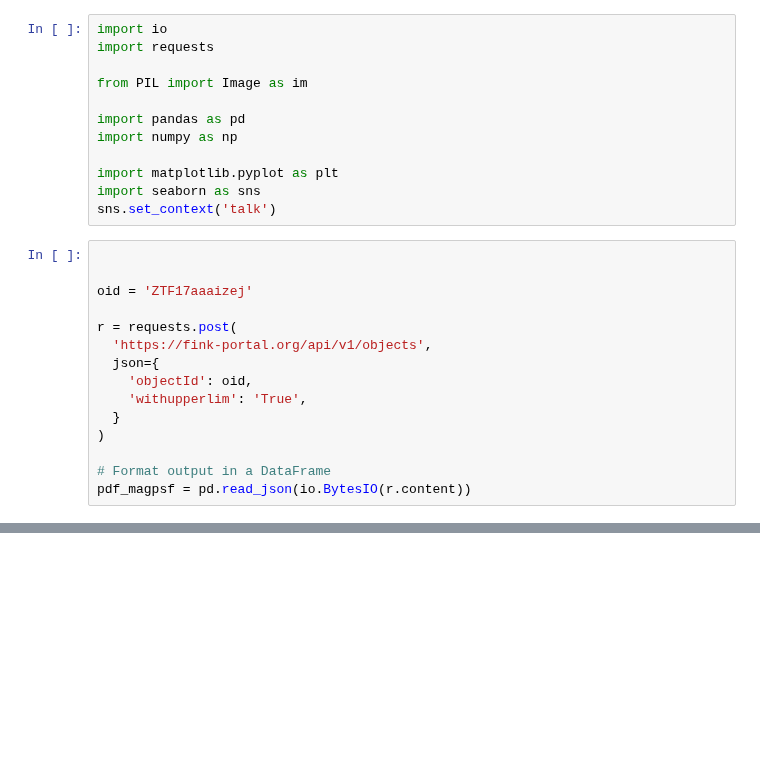
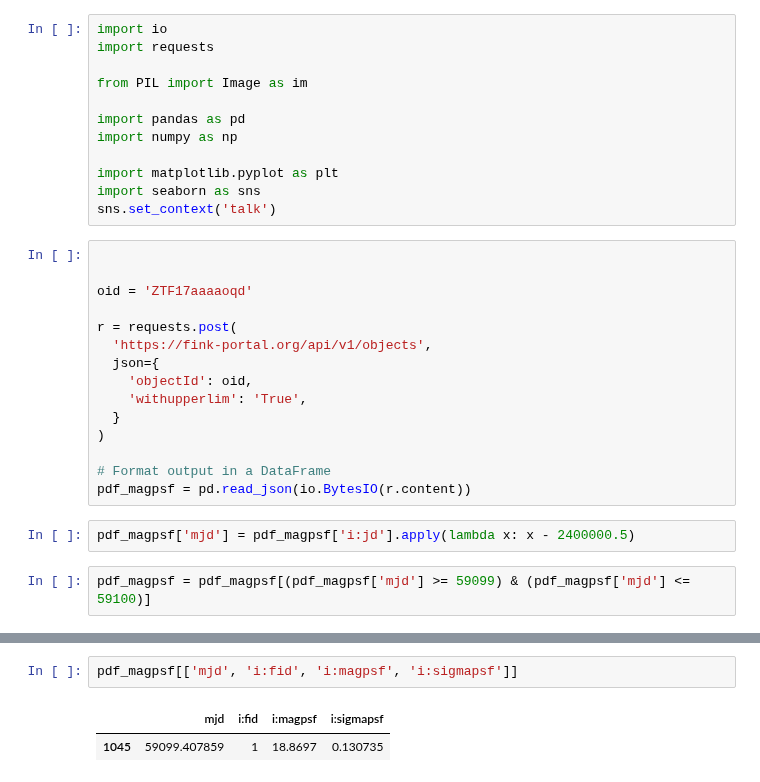
Before and after one commit to ManuGangler/FAnomAlly, a Jupyter notebook: notebook/first.ipynb, the cells around one changed output, grey strips where cells are left out. Cells and saved outputs as stored; diff of their text form; blank space fills up the shorter version.

```diff
--- a/notebook/first.ipynb
+++ b/notebook/first.ipynb
@@ -13,7 +13,7 @@ sns.set_context('talk')
 # %%
 
 
-oid = 'ZTF17aaaizej'
+oid = 'ZTF17aaaaoqd'
 
 r = requests.post(
   'https://fink-portal.org/api/v1/objects',
@@ -25,6 +25,10 @@ r = requests.post(
 
 # Format output in a DataFrame
 pdf_magpsf = pd.read_json(io.BytesIO(r.content))
+# %%
+pdf_magpsf['mjd'] = pdf_magpsf['i:jd'].apply(lambda x: x - 2400000.5)
+# %%
+pdf_magpsf = pdf_magpsf[(pdf_magpsf['mjd'] >= 59099) & (pdf_magpsf['mjd'] <= 59100)]
 # %%
 
 
@@ -71,3 +77,8 @@ plt.ylabel('Difference Magnitude');
+# %%
+pdf_magpsf[['mjd', 'i:fid', 'i:magpsf', 'i:sigmapsf']]
+# %% [output]
+|  | mjd | i:fid | i:magpsf | i:sigmapsf |
+| 1045 | 59099.407859 | 1 | 18.8697 | 0.130735 |
 # %%
 
 
```
Also changed, not shown: parts of 6 cells of this notebook, 5 other files.
